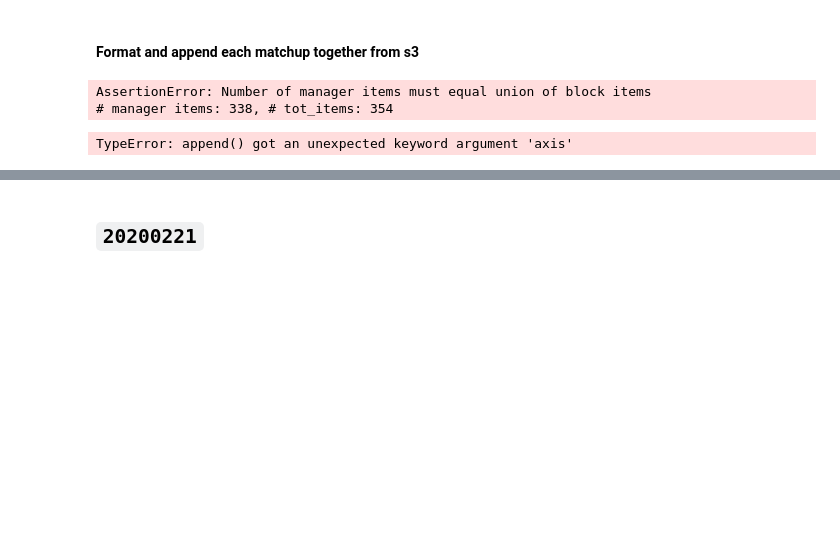
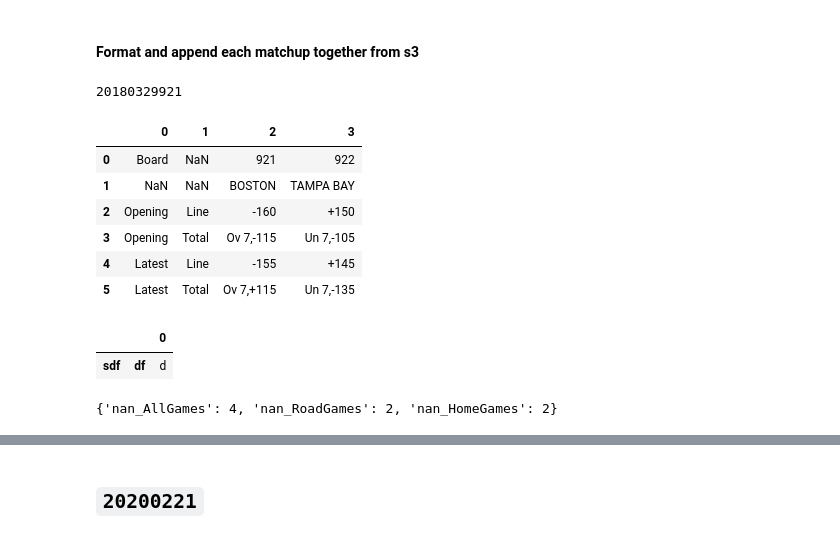
Before and after one commit to etothexipi/mlb_bet_notebooks, a Jupyter notebook: skr_statfox_matchups.ipynb, the cells around one changed output, grey strips where cells are left out. Saved outputs shown, nothing was run; the diff lists cells and outputs as text; code cells hidden in the pictures; blank space fills up the shorter version.

```diff
--- a/skr_statfox_matchups.ipynb
+++ b/skr_statfox_matchups.ipynb
@@ -89,6 +89,19 @@ def CleanStatfoxScrape(obj):
     obj_in.columns = obj_in.columns.str.replace('BullpenPitchingStatistics','Bullpen')
 
     return obj_in
+# %%
+def DuplicatedVarnames(df):
+    """Return a dict of all variable names that
+    are duplicated in a given dataframe."""
+    repeat_dict = {}
+    var_list = list(df) # list of varnames as strings
+    for varname in var_list:
+        # make a list of all instances of that varname
+        test_list = [v for v in var_list if v == varname]
+        # if more than one instance, report duplications in repeat_dict
+        if len(test_list) > 1:
+            repeat_dict[varname] = len(test_list)
+    return repeat_dict
 # %% [markdown]
 #### Get list of games
 # %%
@@ -150,9 +156,10 @@ for x in range(len(gms)):
 # %% [markdown]
 #### Format and append each matchup together from s3
 # %%
-df_all = pd.DataFrame([])
+df_all = pd.DataFrame()
 
-for x in range(45,47):
+# for x in range(len(gms)):
+for x in range(10):
     # Parse date, team names, and score from games list
     dt = str(gms.loc[x,'date'])
     tm_h = str(gms.loc[x,'team_h']).replace(' ','')
@@ -185,7 +192,7 @@ for x in range(45,47):
     df16 = df[16]
 
     df6 = df6.transpose() # Make board and team labels first
-    df6_wd = Flatten2DLabel(df6, [0,1], [0,1])
+    df6_wd = Flatten2DLabel(df6, [1], [0,1])
 
     df11_wd = Flatten2DLabel(df11, [0,1,2], [0])
     df14_wd = Flatten2DLabel(df14, [0,1,2], [0])
@@ -201,13 +208,38 @@ for x in range(45,47):
     df_wd_all = pd.concat([df6_wd, df11_wd, df12_wd, df13_wd, df14_wd, df15_wd, df16_wd], axis=1)
     df_wd_all = CleanStatfoxScrape(df_wd_all)
 
+#### Drop columns duplicates (usually nan)
+
+    for x in DuplicatedVarnames(df_wd_all):
+        df_wd_all = df_wd_all.drop(list(df_wd_all.filter(regex=x)), axis=1)
+
 #### Combine feature rows
 
-    df_all = df_all.append(df_wd_all, sort=True)
+#     df_all = df_all.append(df_wd_all, sort=True)
+    df_all = pd.concat([df_all, df_wd_all], ignore_index=True, sort=True)
-# %% [output]
-AssertionError: Number of manager items must equal union of block items
-# manager items: 338, # tot_items: 354
-# %%
-df_all = df_all.append(df_wd_all, axis=1)
-# %% [output]
-TypeError: append() got an unexpected keyword argument 'axis'
+# %%
+int(dt)*1000+int(df6[2].iloc[0])
+# %% [output]
+20180329921
+# %%
+df6
+# %% [output]
+|  | 0 | 1 | 2 | 3 |
+| 0 | Board | NaN | 921 | 922 |
+| 1 | NaN | NaN | BOSTON | TAMPA BAY |
+| 2 | Opening | Line | -160 | +150 |
+| 3 | Opening | Total | Ov 7,-115 | Un 7,-105 |
+| 4 | Latest | Line | -155 | +145 |
+| 5 | Latest | Total | Ov 7,+115 | Un 7,-135 |
+# %%
+
+test = pd.DataFrame(['d'])
+test.index = [['sdf'],['df']]
+test
+# %% [output]
+|  |  | 0 |
+| sdf | df | d |
+# %%
+duplicated_varnames(df_wd_all)
+# %% [output]
+{'nan_AllGames': 4, 'nan_RoadGames': 2, 'nan_HomeGames': 2}
```
Also changed, not shown: parts of 3 cells of this notebook, 1 other file.
